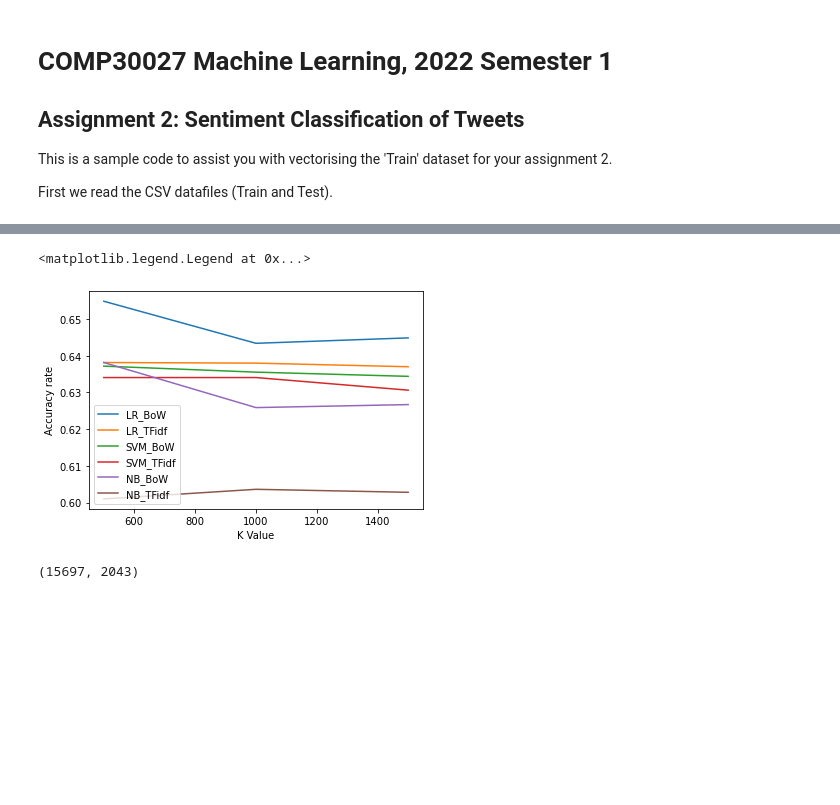
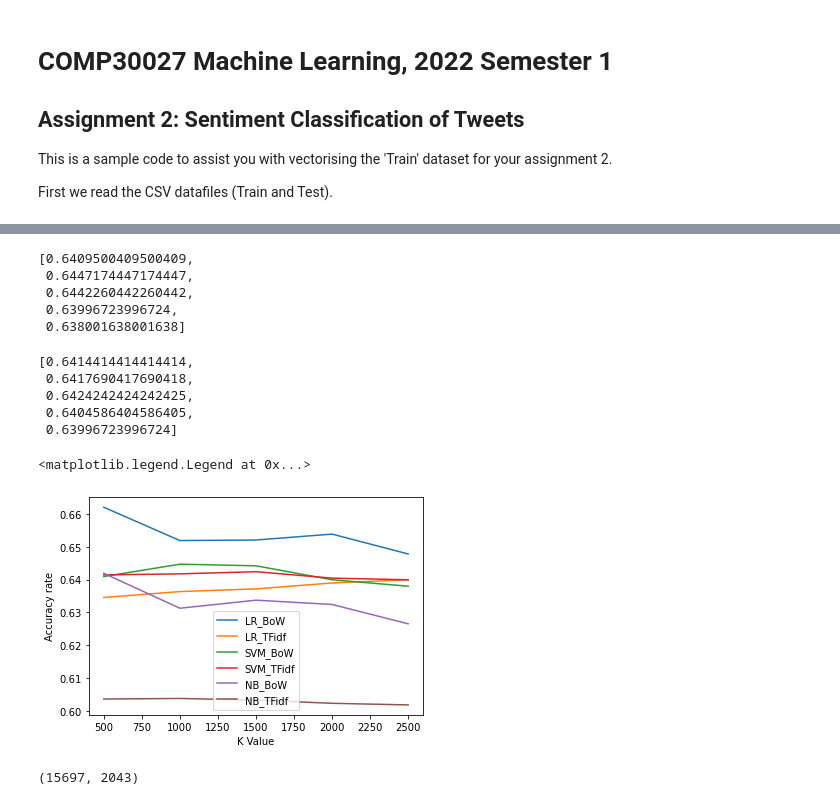
Before and after one commit to RicardoXXXXXX/Tweet-s-sentiment-prediction, a Jupyter notebook: COMP30027-Assignment2-feature_analysis.ipynb, the cells around one changed output, grey strips where cells are left out. Saved outputs shown, nothing was run; the diff lists cells and outputs as text; code cells hidden in the pictures; blank space fills up the shorter version.

Commit message:
add BoW vs TFidf  accuracy plot for different k values

```diff
--- a/COMP30027-Assignment2-feature_analysis.ipynb
+++ b/COMP30027-Assignment2-feature_analysis.ipynb
@@ -158,7 +158,7 @@ svm_BoW = []
 svm_tfidf = []
 NB_BoW = []
 NB_tfidf = []
-for k in range(500,2000,500):
+for k in range(500,3000,500):
     x_train_chi_Bow, x_test_chi_Bow = chi_BoW(k, X_train_BoW, X_valid_BoW)
     x_train_chi_Tfidf , x_test_chi_Tfidf = chi_Tfidf(k, X_train_tfidf,X_valid_tfidf)
     lr1 = LogisticRegression(max_iter=2000).fit(x_train_chi_Bow, y_train)
@@ -179,6 +179,22 @@ for k in range(500,2000,500):
     nb2 = MultinomialNB().fit(x_train_chi_Tfidf, y_train)
     nb2_acc = np.mean(cross_val_score(nb2,x_test_chi_Tfidf,y_valid,cv = 5))
     NB_tfidf.append(nb2_acc)
+# %%
+svm_BoW
+# %% [output]
+[0.6409500409500409,
+ 0.6447174447174447,
+ 0.6442260442260442,
+ 0.63996723996724,
+ 0.638001638001638]
+# %%
+svm_tfidf
+# %% [output]
+[0.6414414414414414,
+ 0.6417690417690418,
+ 0.6424242424242425,
+ 0.6404586404586405,
+ 0.63996723996724]
 # %%
 lr_BoW = []
 svm_BoW = []
@@ -195,25 +211,25 @@ for k in range(100,3000,100):
     nb1_acc = np.mean(cross_val_score(nb1,x_test_chi_Bow,y_valid,cv = 5))
     NB_BoW.append(nb1_acc)
 # %%
-x = np.arange(500,2000,500)
+x = np.arange(500,3000,500)
 y1 = np.array(lr_BoW )
 y2 = np.array(lr_tfidf)
 y3 = np.array(svm_BoW )
 y4 = np.array(svm_tfidf)
 y5 = np.array(NB_BoW )
 y6 = np.array(NB_tfidf)
 plt.plot(x, y1)
 plt.plot(x, y2)
 plt.plot(x, y3)
 plt.plot(x, y4)
 plt.plot(x, y5)
 plt.plot(x, y6)
 plt.xlabel("K Value")
 plt.ylabel("Accuracy rate")
 plt.legend(['LR_BoW','LR_TFidf', 'SVM_BoW', 'SVM_TFidf', 'NB_BoW', 'NB_TFidf'])
 # %% [output]
 <matplotlib.legend.Legend at 0x...>
-[figure, old version]
+[figure, new version]
 # %%
 #k要调参
 from sklearn.feature_selection import SelectKBest, chi2
```
Also changed, not shown: parts of 2 cells of this notebook.
